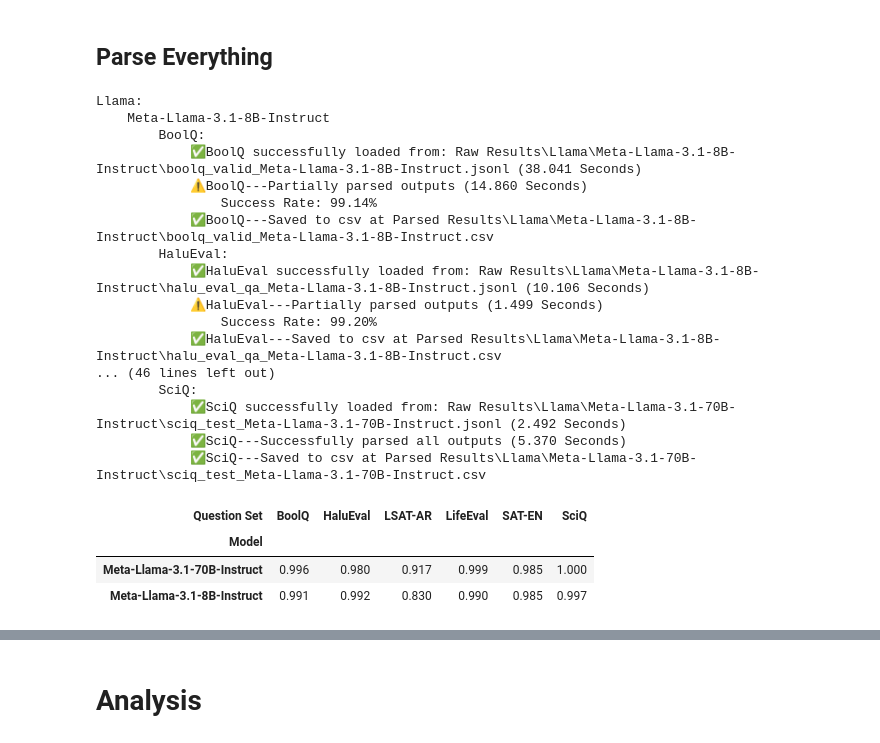
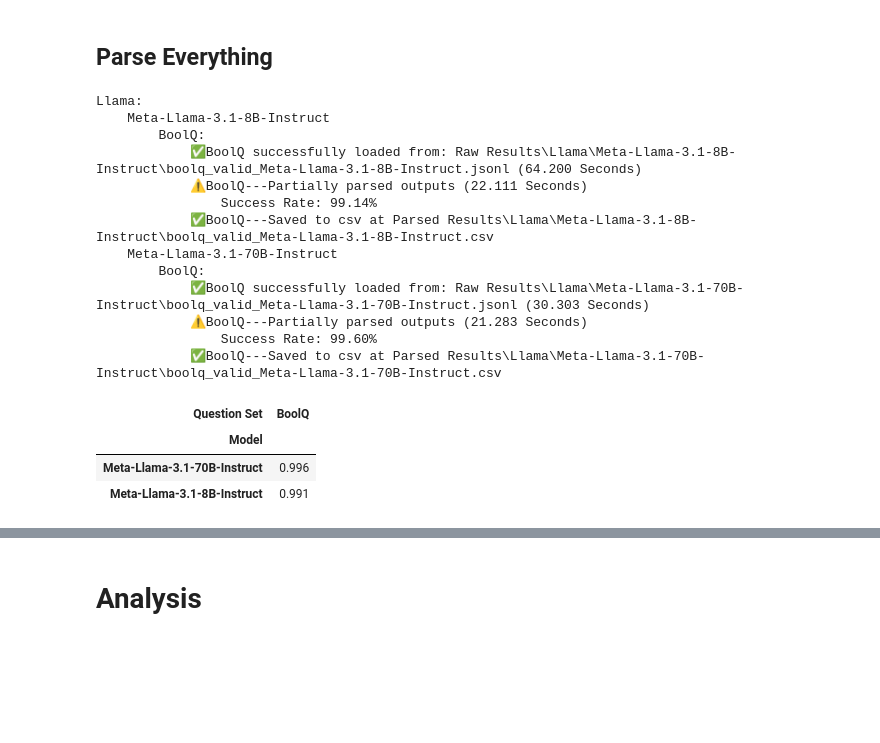
Before and after one commit to NoamMichael/Comparing-Confidence-in-LLMs, a Jupyter notebook: get_results_analysis.ipynb, the cells around one changed output, grey strips where cells are left out. Cells and saved outputs as stored; diff of their text form; code cells hidden in the pictures; blank space fills up the shorter version.

```diff
--- a/get_results_analysis.ipynb
+++ b/get_results_analysis.ipynb
@@ -1231,15 +1283,15 @@ model_names = {
 
 qsets = {
     "boolq_valid": "BoolQ",
-    "halu_eval_qa": "HaluEval",
-    "life_eval": "LifeEval",
-    "lsat_ar_test": "LSAT-AR",
-    "sat_en": "SAT-EN",
-    "sciq_test": "SciQ"
+    #"halu_eval_qa": "HaluEval",
+    #"life_eval": "LifeEval",
+    #"lsat_ar_test": "LSAT-AR",
+    #"sat_en": "SAT-EN",
+    #"sciq_test": "SciQ"
 }
 
 parse_results = []
-
+llama = False
 for model_type, models in model_names.items():
     result_folder = os.path.join("Raw Results", model_type)
     print(f"{model_type}:")
@@ -1247,6 +1299,7 @@ for model_type, models in model_names.items():
     for model in models:
         print(f"    {model}")
         model_result_folder = os.path.join(result_folder, model)
+        llama = "llama" in model.lower()
 
         for qset, qset_display in qsets.items():
             filename = f"{qset}_{model}"
@@ -1275,6 +1328,22 @@ for model_type, models in model_names.items():
             content, qid = get_content(output=output, model_type = model_type) # -- To do
 
             df = parse_response(entries= content, fields= fields, stats = False)
+
+
+            #------------------FIX THIS-----------------------------------------------------------------------
+            if 'llama' in model.lower() and qset_display != 'HaluEval' and qset_display != 'LifeEval':
+                answers = df['Answer']
+
+                token_dict, pos = llama_get_token_dict(answers= answers, outputs= output, contents= content)
+                if qset_display == 'BoolQ':
+                    fields = ['True', 'False']
+                field_tokens = [field_probs(fields, token_dict_entry) for token_dict_entry in token_dict]
+
+                field_df = pd.DataFrame(field_tokens).drop(['Reasoning_prob', 'Answer_prob', 'Confidence_prob'], axis =1,  errors="ignore")
+
+
+                #df['Token Position'] = token_pos
+            df = df.merge(field_df, left_index=True, right_index=True)
             df['Question ID'] = qid
             time3 = time.time()
 
@@ -1298,46 +1367,42 @@ for model_type, models in model_names.items():
 
             save_file_path = os.path.join('Parsed Results', model_type, model, filename + '.csv' )
             Path(save_file_path).parent.mkdir(parents=True, exist_ok=True) # Make the path
 
 
 
             try:
                 df.to_csv(save_file_path)
                 print(f"            ✅{qset_display}---Saved to csv at {save_file_path}")
             except Exception as e:
                 print(f"            ❌{qset_display}---Failed to upload to csv!")
 
 
 results_df = pd.DataFrame(parse_results)
 
 # Pivot so rows = model type, columns = question set
 pivot_df = results_df.pivot_table(
     index="Model",
     columns="Question Set",
     values="Mean Coerce",
     aggfunc="mean"
 ).round(3)
 
 display(pivot_df)
 # %% [output]
 Llama:
     Meta-Llama-3.1-8B-Instruct
         BoolQ:
-            ✅BoolQ successfully loaded from: Raw Results\Llama\Meta-Llama-3.1-8B-Instruct\boolq_valid_Meta-Llama-3.1-8B-Instruct.jsonl (38.041 Seconds)
-            ⚠️BoolQ---Partially parsed outputs (14.860 Seconds)
+            ✅BoolQ successfully loaded from: Raw Results\Llama\Meta-Llama-3.1-8B-Instruct\boolq_valid_Meta-Llama-3.1-8B-Instruct.jsonl (64.200 Seconds)
+            ⚠️BoolQ---Partially parsed outputs (22.111 Seconds)
                 Success Rate: 99.14%
             ✅BoolQ---Saved to csv at Parsed Results\Llama\Meta-Llama-3.1-8B-Instruct\boolq_valid_Meta-Llama-3.1-8B-Instruct.csv
-        HaluEval:
-            ✅HaluEval successfully loaded from: Raw Results\Llama\Meta-Llama-3.1-8B-Instruct\halu_eval_qa_Meta-Llama-3.1-8B-Instruct.jsonl (10.106 Seconds)
-            ⚠️HaluEval---Partially parsed outputs (1.499 Seconds)
-                Success Rate: 99.20%
-            ✅HaluEval---Saved to csv at Parsed Results\Llama\Meta-Llama-3.1-8B-Instruct\halu_eval_qa_Meta-Llama-3.1-8B-Instruct.csv
-... (46 lines left out)
-        SciQ:
-            ✅SciQ successfully loaded from: Raw Results\Llama\Meta-Llama-3.1-70B-Instruct\sciq_test_Meta-Llama-3.1-70B-Instruct.jsonl (2.492 Seconds)
-            ✅SciQ---Successfully parsed all outputs (5.370 Seconds)
-            ✅SciQ---Saved to csv at Parsed Results\Llama\Meta-Llama-3.1-70B-Instruct\sciq_test_Meta-Llama-3.1-70B-Instruct.csv
+    Meta-Llama-3.1-70B-Instruct
+        BoolQ:
+            ✅BoolQ successfully loaded from: Raw Results\Llama\Meta-Llama-3.1-70B-Instruct\boolq_valid_Meta-Llama-3.1-70B-Instruct.jsonl (30.303 Seconds)
+            ⚠️BoolQ---Partially parsed outputs (21.283 Seconds)
+                Success Rate: 99.60%
+            ✅BoolQ---Saved to csv at Parsed Results\Llama\Meta-Llama-3.1-70B-Instruct\boolq_valid_Meta-Llama-3.1-70B-Instruct.csv
-| Question Set | BoolQ | HaluEval | LSAT-AR | LifeEval | SAT-EN | SciQ |
-| Model |  |  |  |  |  |  |
-| Meta-Llama-3.1-70B-Instruct | 0.996 | 0.980 | 0.917 | 0.999 | 0.985 | 1.000 |
-| Meta-Llama-3.1-8B-Instruct | 0.991 | 0.992 | 0.830 | 0.990 | 0.985 | 0.997 |
+| Question Set | BoolQ |
+| Model |  |
+| Meta-Llama-3.1-70B-Instruct | 0.996 |
+| Meta-Llama-3.1-8B-Instruct | 0.991 |
```
Also changed, not shown: parts of 11 cells of this notebook, 14 other files.
